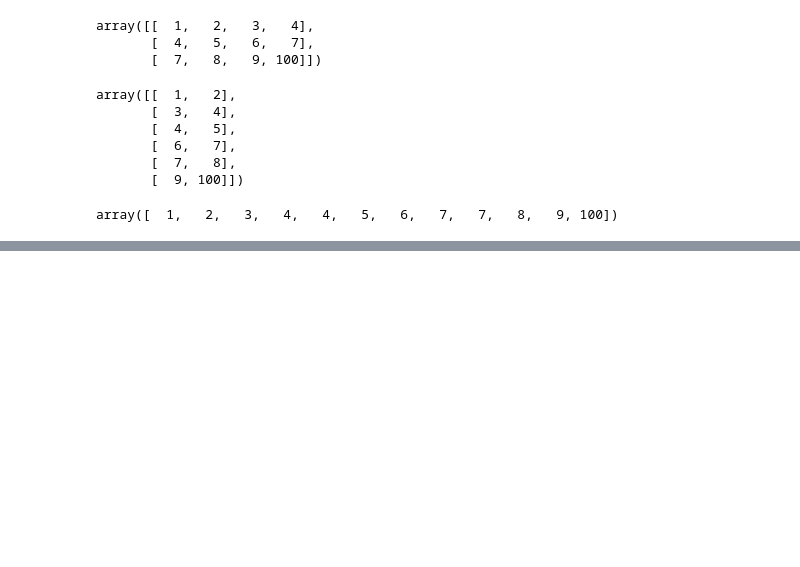
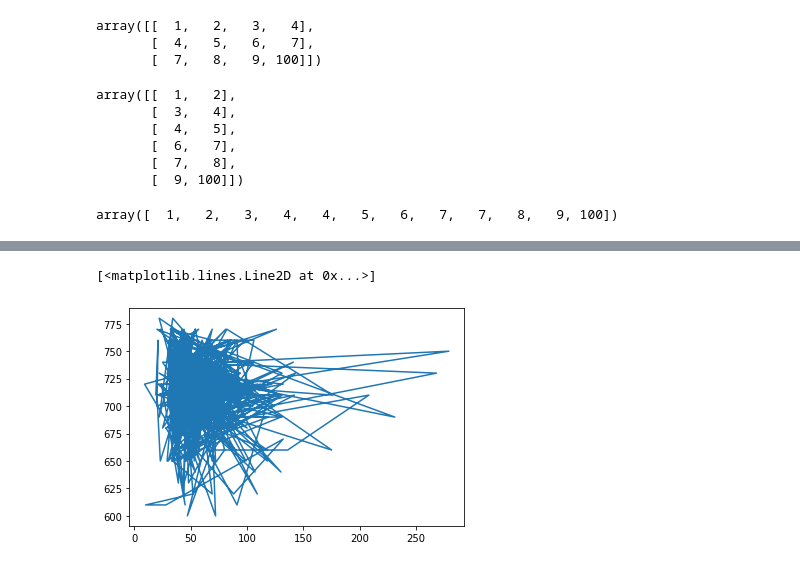
Before and after one commit to Emmanuelmitra/Python-class-code-, a Jupyter notebook: class_10_12_python.ipynb, the cells around one changed output, grey strips where cells are left out. Cells and saved outputs as stored; diff of their text form; code cells hidden in the pictures; blank space fills up the shorter version.

```diff
--- a/class_10_12_python.ipynb
+++ b/class_10_12_python.ipynb
@@ -1688,0 +1736,6 @@ array([  1,   2,   3,   4,   4,   5,   6,   7,   7,   8,   9, 100])
+# %%
+#line plot
+plt.plot(df.workex,df.gmat)
+# %% [output]
+[<matplotlib.lines.Line2D at 0x...>]
+[figure, added]
```
Also changed, not shown: parts of 8 cells of this notebook.
